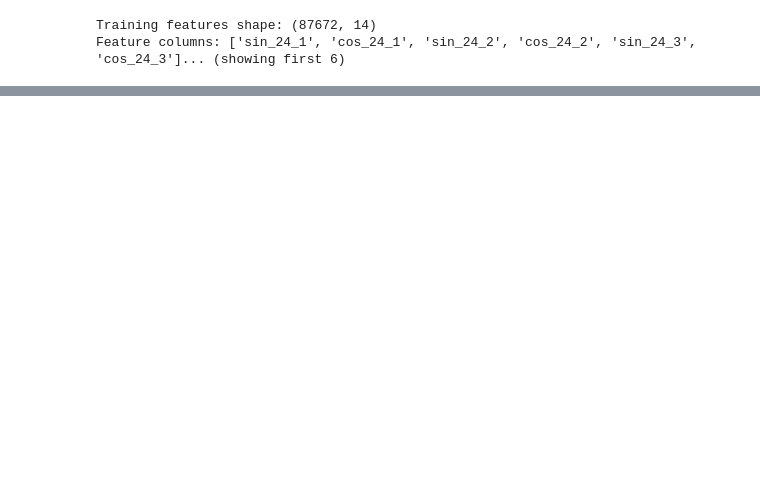
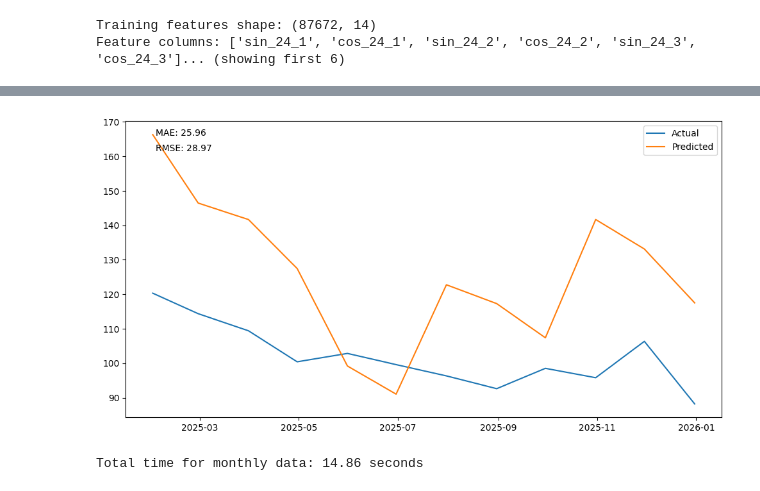
Before and after one commit to CalvoSeko/sustainable-computing-coursework-tianwei, a Jupyter notebook: code/optimization/full_SARIMA.ipynb, the cells around one changed output, grey strips where cells are left out. Drawn from its saved outputs; the diff is of its cells as text; code cells hidden in the pictures; blank space fills up the shorter version.

```diff
--- a/code/optimization/full_SARIMA.ipynb
+++ b/code/optimization/full_SARIMA.ipynb
@@ -135,11 +137,18 @@ model.fit(data_train)
 # %%
 monthly_forecast = model.predict(n_periods=12)
 # %%
-mae = mean_absolute_error(data_test, actual_2025)
-rmse = root_mean_squared_error(data_test, actual_2025)
+mae = mean_absolute_error(monthly_forecast, actual_2025)
+rmse = np.sqrt(mean_squared_error(monthly_forecast, actual_2025))
 
 plt.figure(figsize=(12, 6))
-plt.plot(data_test, label='Actual')
+plt.plot(monthly_forecast, label='Actual')
 plt.plot(actual_2025, label='Predicted')
+plt.text(0.05, 0.95, f"MAE: {mae:.2f}", transform=plt.gca().transAxes)
+plt.text(0.05, 0.90, f"RMSE: {rmse:.2f}", transform=plt.gca().transAxes)
 plt.legend()
 plt.show()
+total_time_monthly = time.time() - start_time
+print(f"Total time for monthly data: {total_time_monthly:.2f} seconds")
+# %% [output]
+[figure, added]
+Total time for monthly data: 14.86 seconds
```
Also changed, not shown: parts of 4 cells of this notebook, 2 other files.
